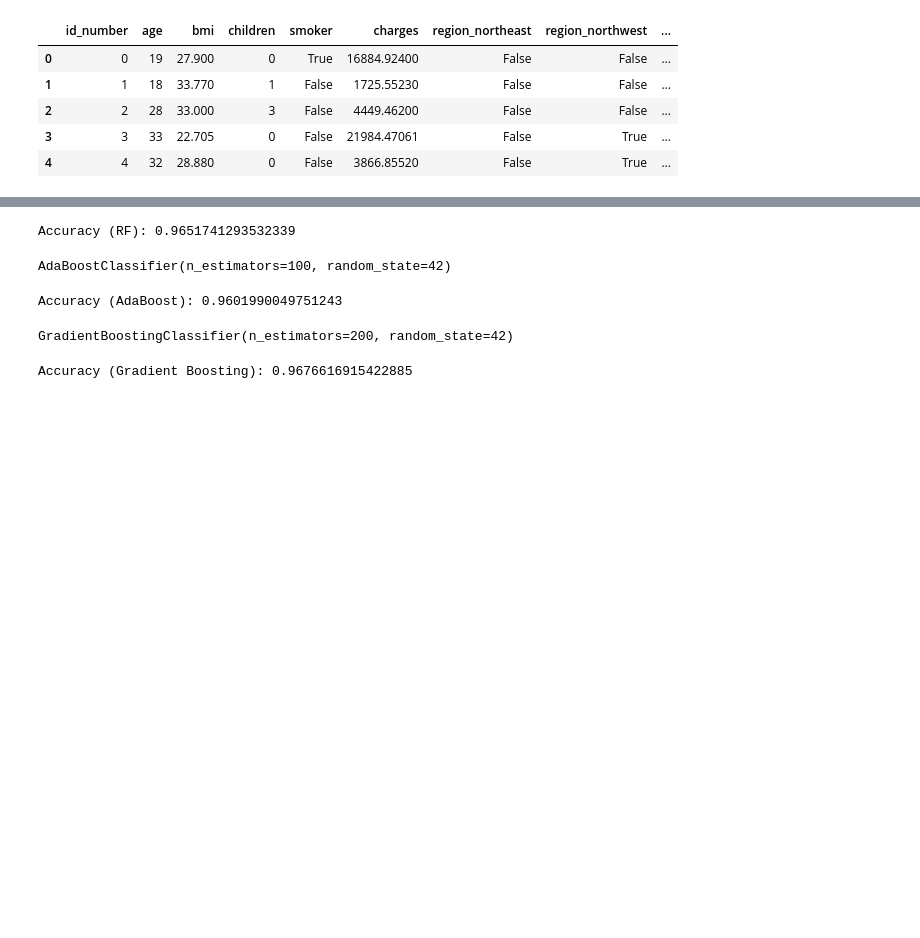
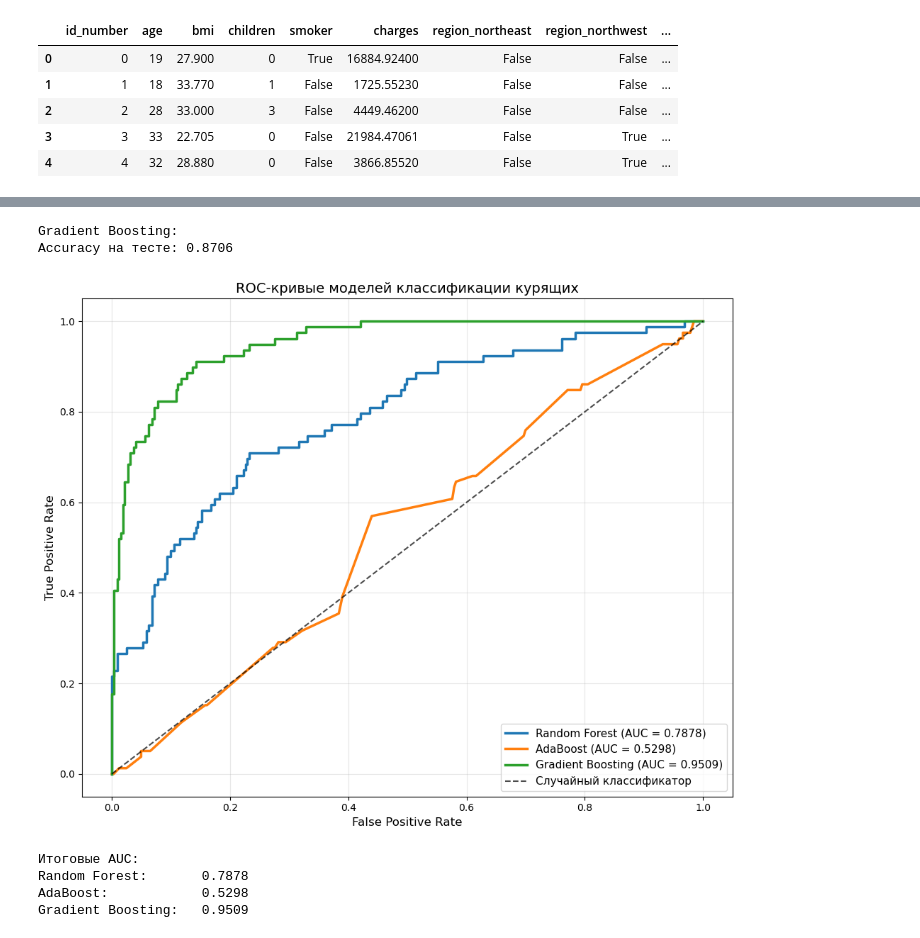
Before and after one commit to Retrik82/AIlabs, a Jupyter notebook: lab4/jupyter_main.ipynb, the cells around one changed output, grey strips where cells are left out. Drawn from its saved outputs; the diff is of its cells as text; code cells hidden in the pictures; blank space fills up the shorter version.

```diff
--- a/lab4/jupyter_main.ipynb
+++ b/lab4/jupyter_main.ipynb
@@ -22,2 +36,4 @@ y = df["smoker"]
 # %%
-X_train, X_test, y_train, y_test = train_test_split(X, y, test_size=0.3, random_state=42)
+X_train, X_test, y_train, y_test = train_test_split(X, y, test_size=0.3, random_state=42, stratify=y)
+rf = RandomForestClassifier(n_estimators=200, max_depth=5, oob_score=True, random_state=42)
+rf.fit(X_train, y_train)
@@ -33,9 +61,22 @@ y_pred_proba_rf = rf.predict_proba(X_test)
 # %%
-print("Accuracy (RF):", accuracy_score(y_test, y_pred_rf))
+gb = GradientBoostingClassifier(n_estimators=200, max_depth=3, learning_rate=0.1, subsample=0.8, random_state=42)
+gb.fit(X, y)
+
+y_pred_gb = gb.predict(X_test)
+print(f"Gradient Boosting:")
+print(f"Accuracy на тесте: {accuracy_score(y_test, y_pred_gb):.4f}")
 # %% [output]
-Accuracy (RF): 0.9651741293532339
+Gradient Boosting:
+Accuracy на тесте: 0.8706
 # %%
-ab = AdaBoostClassifier(n_estimators=100, random_state=42)
-ab.fit(X_train, y_train)
+y_proba_rf = rf.predict_proba(X_test)[:, 1]
+y_proba_ada = ada.predict_proba(X_test)[:, 1]
+y_proba_gb = gb.predict_proba(X_test)[:, 1]
+
+fpr_rf, tpr_rf, _ = roc_curve(y_test, y_proba_rf)
+fpr_ada, tpr_ada, _ = roc_curve(y_test, y_proba_ada)
+fpr_gb, tpr_gb, _ = roc_curve(y_test, y_proba_gb)
+
+auc_rf = auc(fpr_rf, tpr_rf)
+auc_ada = auc(fpr_ada, tpr_ada)
+auc_gb = auc(fpr_gb, tpr_gb)
-# %% [output]
-AdaBoostClassifier(n_estimators=100, random_state=42)
@@ -45,16 +83,26 @@ y_pred_proba_ab = ab.predict_proba(X_test)
-# %%
-print("Accuracy (AdaBoost):", accuracy_score(y_test, y_pred_ab))
-# %% [output]
-Accuracy (AdaBoost): 0.9601990049751243
-# %%
-gb = GradientBoostingClassifier(n_estimators=200, max_depth=3, learning_rate=0.1, random_state=42)
-gb.fit(X_train, y_train)
-# %% [output]
-GradientBoostingClassifier(n_estimators=200, random_state=42)
 # %%
-y_pred_gb = gb.predict(X_test)
-y_pred_proba_gb = gb.predict_proba(X_test)
+plt.figure(figsize=(10, 8))
+plt.plot(fpr_rf, tpr_rf, label=f'Random Forest (AUC = {auc_rf:.4f})', linewidth=2.5)
+plt.plot(fpr_ada, tpr_ada, label=f'AdaBoost (AUC = {auc_ada:.4f})', linewidth=2.5)
+plt.plot(fpr_gb, tpr_gb, label=f'Gradient Boosting (AUC = {auc_gb:.4f})', linewidth=2.5)
+plt.plot([0, 1], [0, 1], 'k--', label='Случайный классификатор', alpha=0.7)
+
+plt.xlabel('False Positive Rate', fontsize=12)
+plt.ylabel('True Positive Rate', fontsize=12)
+plt.title('ROC-кривые моделей классификации курящих', fontsize=14)
+plt.legend(fontsize=11)
+plt.grid(True, alpha=0.3)
+plt.tight_layout()
+plt.show()
+
+# Вывод финальных AUC
+print(f"\nИтоговые AUC:")
+print(f"Random Forest:       {auc_rf:.4f}")
+print(f"AdaBoost:            {auc_ada:.4f}")
+print(f"Gradient Boosting:   {auc_gb:.4f}")
+# %% [output]
+[figure, added]
+Итоговые AUC:
+Random Forest:       0.7878
+AdaBoost:            0.5298
+Gradient Boosting:   0.9509
-# %%
-print("Accuracy (Gradient Boosting):", accuracy_score(y_test, y_pred_gb))
-# %% [output]
-Accuracy (Gradient Boosting): 0.9676616915422885
```
Also changed, not shown: parts of 8 cells of this notebook, 5 other files.
